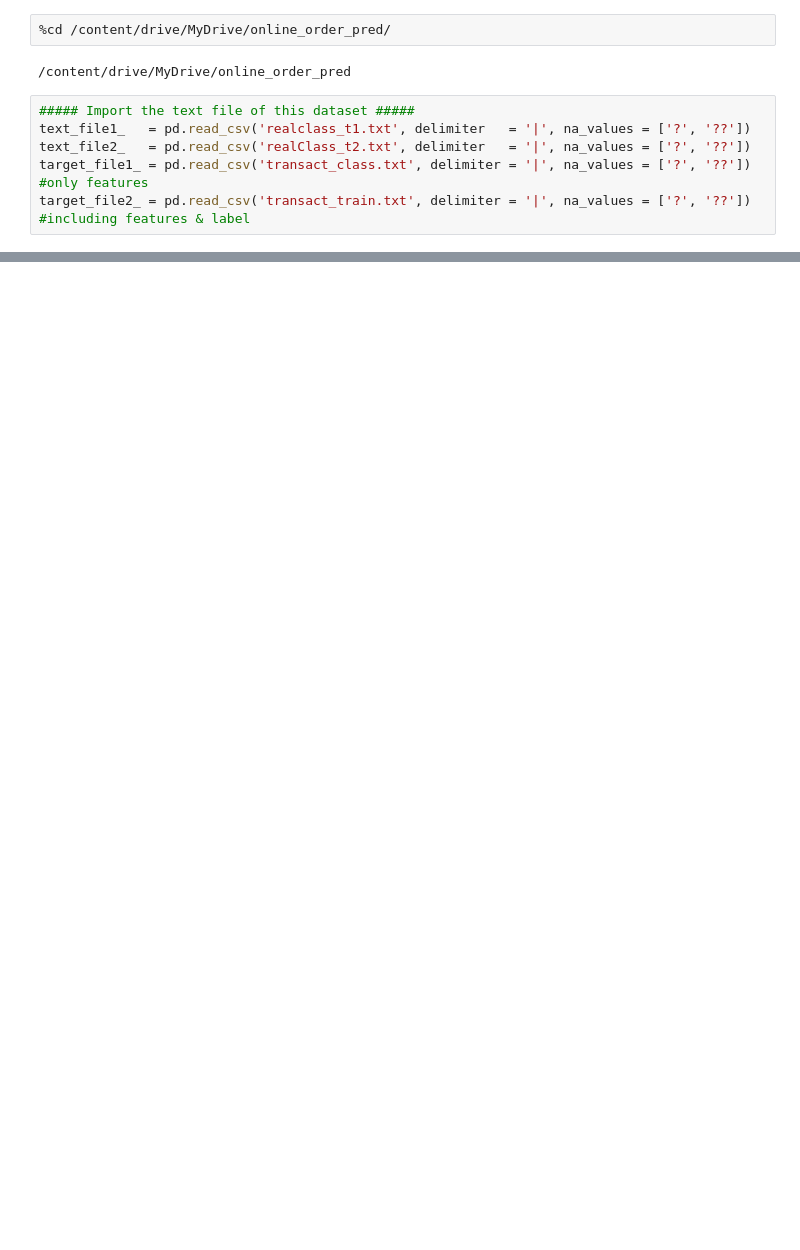
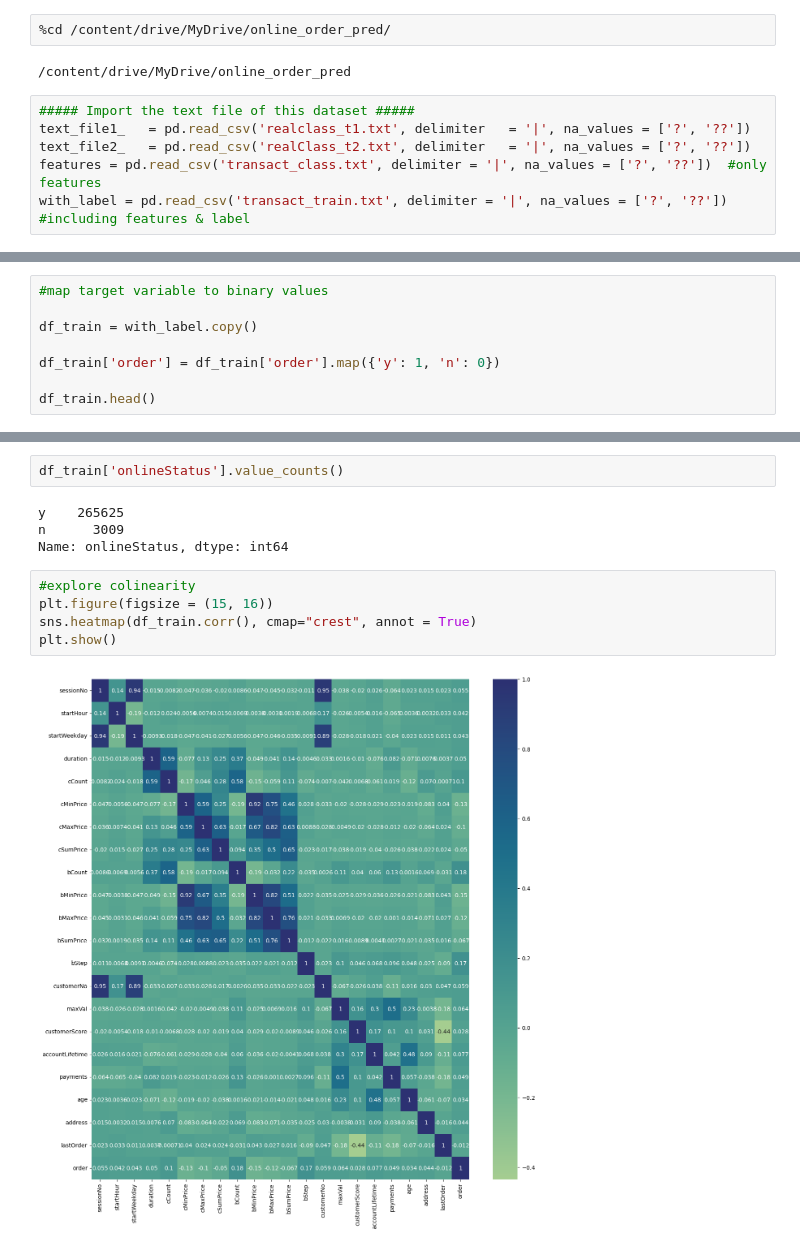
Before and after one commit to ShawnLiu119/Online-Order-Prediction-Pricing-Discrimination, a Jupyter notebook: online_order_prediction_pricing.ipynb, the cells around one changed output, grey strips where cells are left out. Drawn from its saved outputs; the diff is of its cells as text; blank space fills up the shorter version.

```diff
--- a/online_order_prediction_pricing.ipynb
+++ b/online_order_prediction_pricing.ipynb
@@ -69,5 +70,5 @@ Mounted at /content/drive
 ##### Import the text file of this dataset #####
 text_file1_   = pd.read_csv('realclass_t1.txt', delimiter   = '|', na_values = ['?', '??'])
 text_file2_   = pd.read_csv('realClass_t2.txt', delimiter   = '|', na_values = ['?', '??'])
-target_file1_ = pd.read_csv('transact_class.txt', delimiter = '|', na_values = ['?', '??'])  #only features
-target_file2_ = pd.read_csv('transact_train.txt', delimiter = '|', na_values = ['?', '??'])  #including features & label
+features = pd.read_csv('transact_class.txt', delimiter = '|', na_values = ['?', '??'])  #only features
+with_label = pd.read_csv('transact_train.txt', delimiter = '|', na_values = ['?', '??'])  #including features & label
@@ -116,0 +144,8 @@ transact_train.txt shape is (429013, 24)
+# %%
+#map target variable to binary values
+
+df_train = with_label.copy()
+
+df_train['order'] = df_train['order'].map({'y': 1, 'n': 0})
+
+df_train.head()
@@ -116,0 +181,13 @@ transact_train.txt shape is (429013, 24)
+# %%
+df_train['onlineStatus'].value_counts()
+# %% [output]
+y    265625
+n      3009
+Name: onlineStatus, dtype: int64
+# %%
+#explore colinearity
+plt.figure(figsize = (15, 16))
+sns.heatmap(df_train.corr(), cmap="crest", annot = True)
+plt.show()
+# %% [output]
+[figure, added]
```
Also changed, not shown: parts of 54 cells of this notebook.
